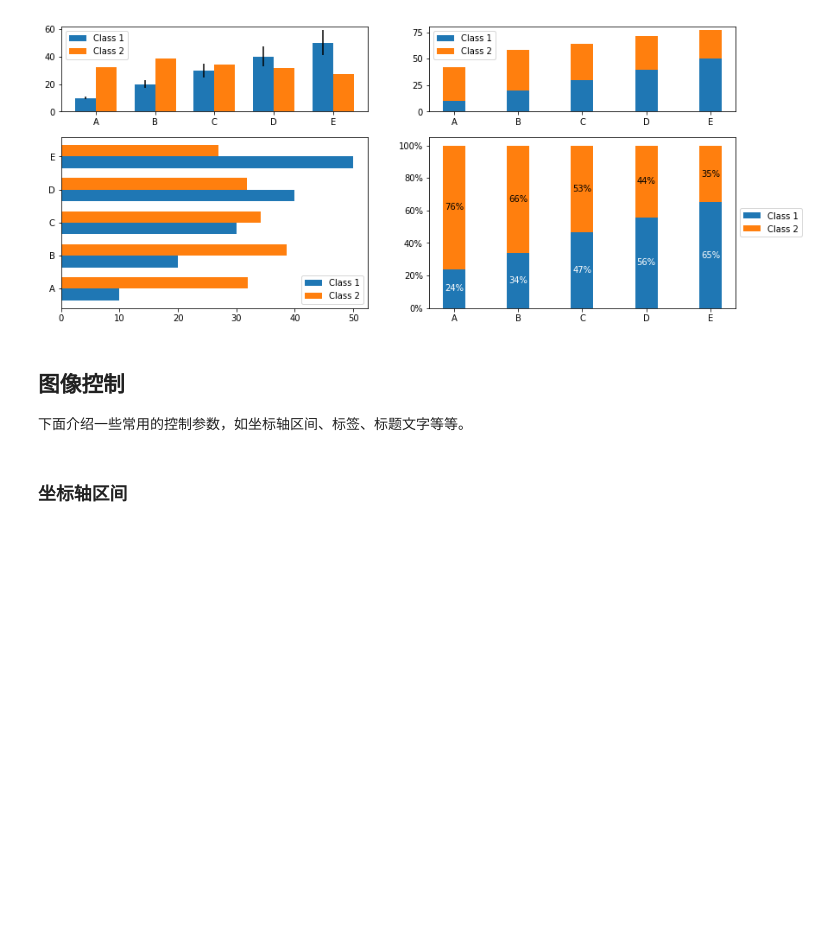
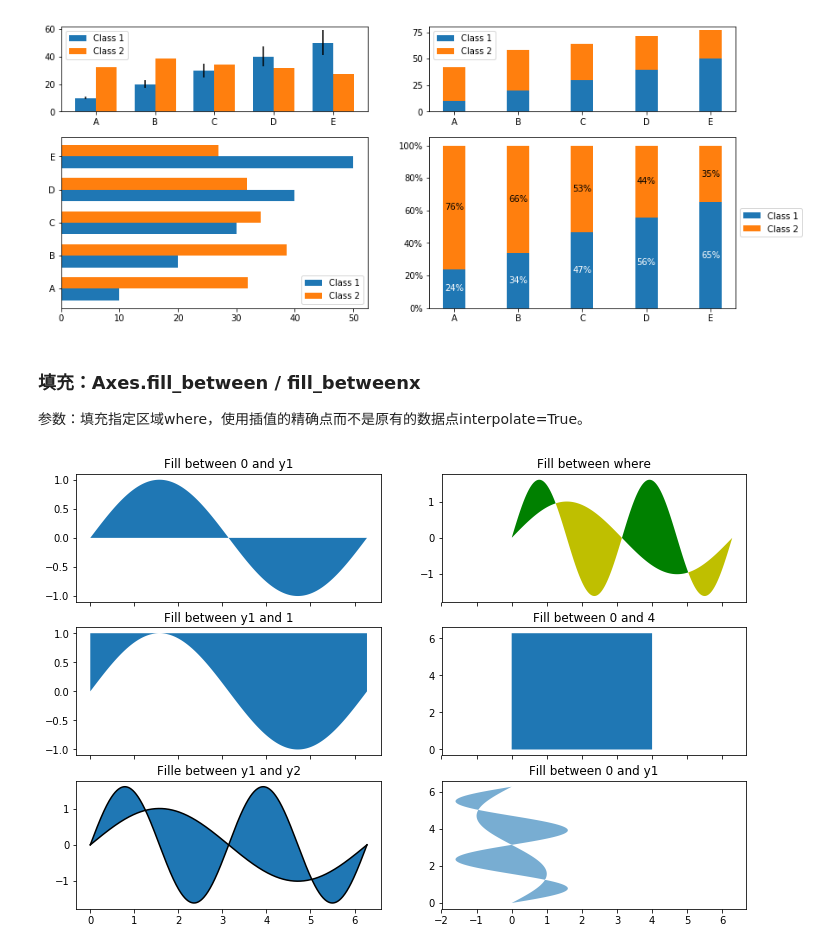
Before and after one commit to wklchris/wklchris.github.io, a Jupyter notebook: ipynb/Py3-matplotlib.ipynb, the cells around one changed output. Drawn from its saved outputs; the diff is of its cells as text; code cells hidden in the pictures; blank space fills up the shorter version.

```diff
--- a/ipynb/Py3-matplotlib.ipynb
+++ b/ipynb/Py3-matplotlib.ipynb
@@ -172,9 +194,38 @@ ax[1,1].yaxis.set_major_formatter(mpl.ticker.FuncFormatter(
 plt.show()
 # %% [output]
 [figure]
-# %% [markdown]
-## 图像控制
-
-下面介绍一些常用的控制参数，如坐标轴区间、标签、标题文字等等。
-# %% [markdown]
-### 坐标轴区间
+# %% [markdown]
+### 填充：Axes.fill_between / fill_betweenx
+
+参数：填充指定区域where，使用插值的精确点而不是原有的数据点interpolate=True。
+# %%
+x = np.linspace(0, 2 * np.pi, 1000)
+
+plt.close("all")
+f, ax = plt.subplots(3, 2, sharex="col", figsize=(12, 8))
+y1 = np.sin(x)
+y2 = 1.6 * np.sin(2 * x)
+
+ax[0,0].fill_between(x, 0, y1)
+ax[0,0].set_title("Fill between 0 and y1")
+
+ax[1,0].fill_between(x, y1, 1)
+ax[1,0].set_title("Fill between y1 and 1")
+
+ax[2,0].plot(x, y1, x, y2, color="k")
+ax[2,0].fill_between(x, y1, y2)
+ax[2,0].set_title("Fille between y1 and y2")
+
+ax[0,1].fill_between(x, y1, y2, where = y2>y1, facecolor="g")
+ax[0,1].fill_between(x, y1, y2, where = y2<y1, facecolor="y")
+ax[0,1].set_title("Fill between where")
+
+ax[1,1].fill_betweenx(x, 0, 4)
+ax[1,1].set_title("Fill between 0 and 4")
+
+ax[2,1].fill_betweenx(x, y1, y2, alpha=0.6)
+ax[2,1].set_title("Fill between 0 and y1")
+
+plt.show()
+# %% [output]
+[figure, added]
```
Also changed, not shown: parts of 7 cells of this notebook, 6 other files.
